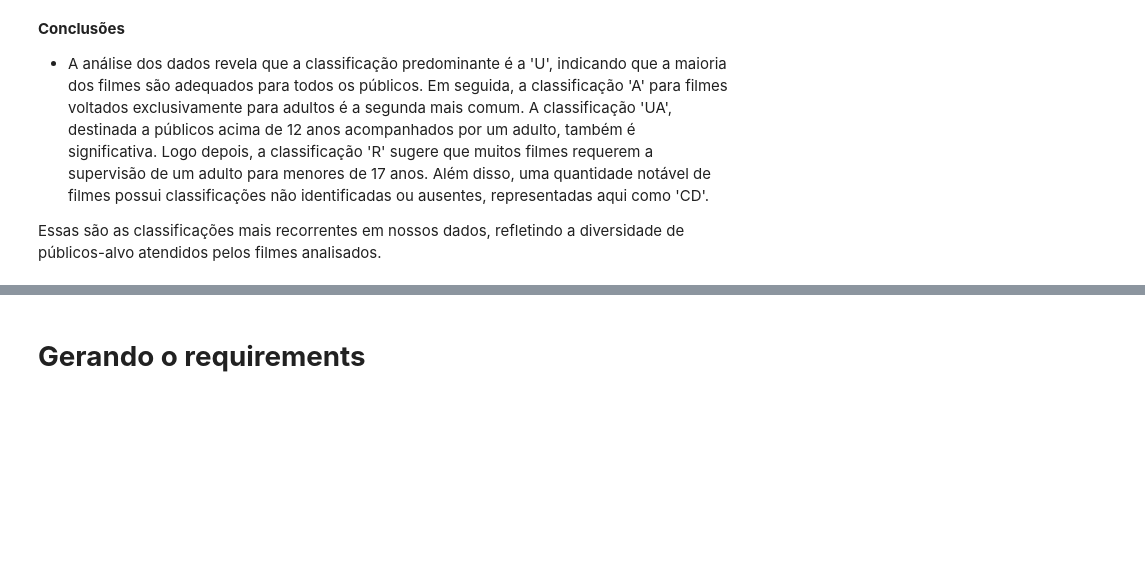
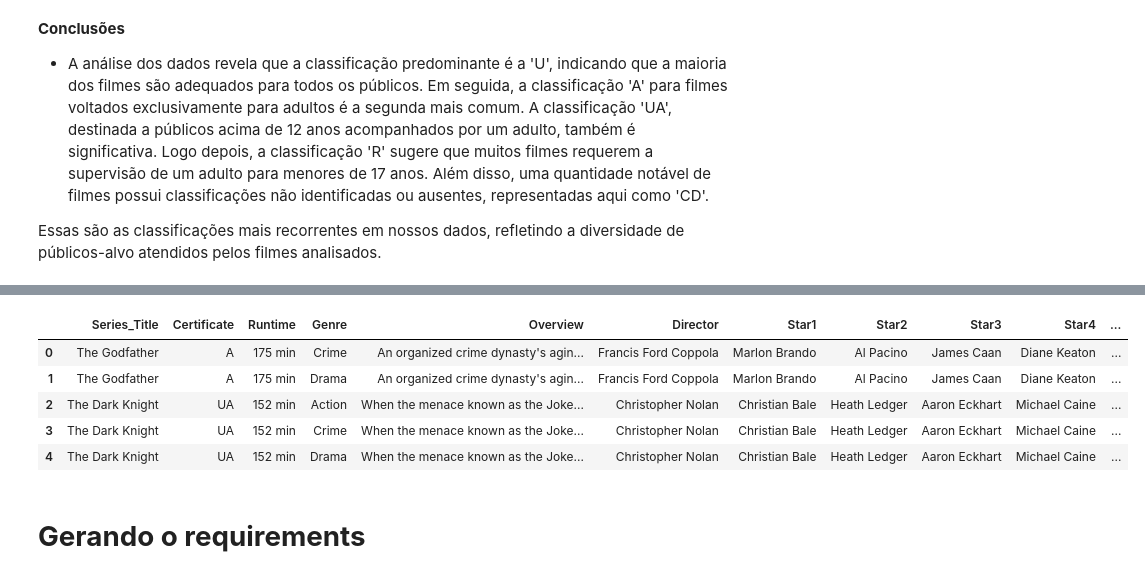
Before and after one commit to JosenildoJunior/Lh_desafio, a Jupyter notebook: Desafio_indicium.ipynb, the cells around one changed output, grey strips where cells are left out. Saved outputs shown, nothing was run; the diff lists cells and outputs as text; code cells hidden in the pictures; blank space fills up the shorter version.

```diff
--- a/Desafio_indicium.ipynb
+++ b/Desafio_indicium.ipynb
@@ -818,0 +936,13 @@ Essas são as classificações mais recorrentes em nossos dados, refletindo a di
+# %%
+from textblob import TextBlob
+
+# Função para calcular a polaridade do sentimento usando TextBlob
+def analyze_sentiment(text):
+    blob = TextBlob(text)
+    return blob.sentiment.polarity
+# %%
+# Aplicar análise de sentimento aos resumos
+df_categoricas['Sentiment_Polarity'] = df_categoricas['Overview'].apply(analyze_sentiment)
+
+# Exibir os resultados
+print(df_categoricas[['Overview', 'Sentiment_Polarity']])
@@ -819,3 +964,12 @@ Essas são as classificações mais recorrentes em nossos dados, refletindo a di
+# %%
+df_categoricas.head()
+# %% [output]
+|  | Series_Title | Certificate | Runtime | Genre | Overview | Director | Star1 | Star2 | Star3 | Star4 | ... |
+| 0 | The Godfather | A | 175 min | Crime | An organized crime dynasty's agin... | Francis Ford Coppola | Marlon Brando | Al Pacino | James Caan | Diane Keaton | ... |
+| 1 | The Godfather | A | 175 min | Drama | An organized crime dynasty's agin... | Francis Ford Coppola | Marlon Brando | Al Pacino | James Caan | Diane Keaton | ... |
+| 2 | The Dark Knight | UA | 152 min | Action | When the menace known as the Joke... | Christopher Nolan | Christian Bale | Heath Ledger | Aaron Eckhart | Michael Caine | ... |
+| 3 | The Dark Knight | UA | 152 min | Crime | When the menace known as the Joke... | Christopher Nolan | Christian Bale | Heath Ledger | Aaron Eckhart | Michael Caine | ... |
+| 4 | The Dark Knight | UA | 152 min | Drama | When the menace known as the Joke... | Christopher Nolan | Christian Bale | Heath Ledger | Aaron Eckhart | Michael Caine | ... |
 # %% [markdown]
 # **Gerando o requirements**
 # %%
```
Also changed, not shown: parts of 14 cells of this notebook.
